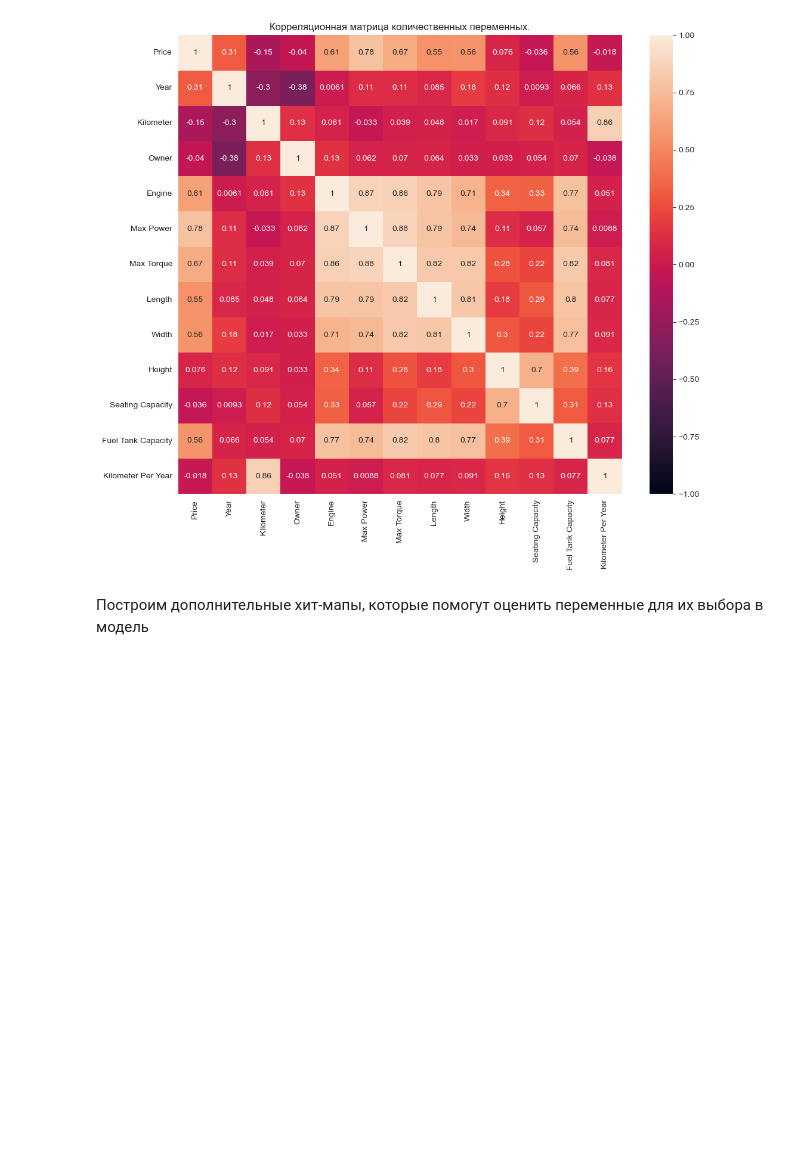
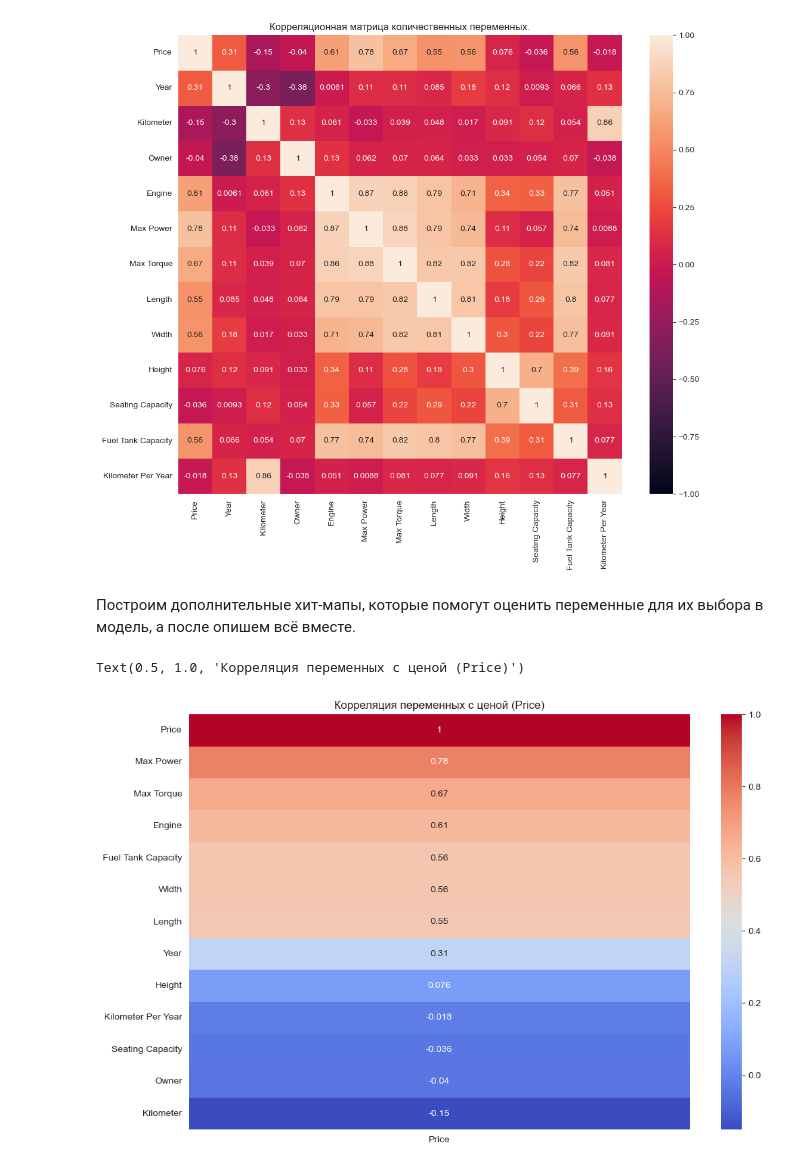
Before and after one commit to brshtsk/hell-in-python, a Jupyter notebook: Проект-авто.ipynb, the cells around one changed output. Cells and saved outputs as stored; diff of their text form; code cells hidden in the pictures; blank space fills up the shorter version.

```diff
--- a/Проект-авто.ipynb
+++ b/Проект-авто.ipynb
@@ -529,4 +531,11 @@ plt.show()
 # %% [output]
 [figure]
 # %% [markdown]
-Построим дополнительные хит-мапы, которые помогут оценить переменные для их выбора в модель
+Построим дополнительные хит-мапы, которые помогут оценить переменные для их выбора в модель, а после опишем всё вместе.
+# %%
+plt.figure(figsize=(12, 8))
+sns.heatmap(corr_matrix[['Price']].sort_values(by='Price', ascending=False), annot=True, cmap='coolwarm')
+plt.title("Корреляция переменных с ценой (Price)")
+# %% [output]
+Text(0.5, 1.0, 'Корреляция переменных с ценой (Price)')
+[figure, added]
```
Also changed, not shown: parts of 6 cells of this notebook.
